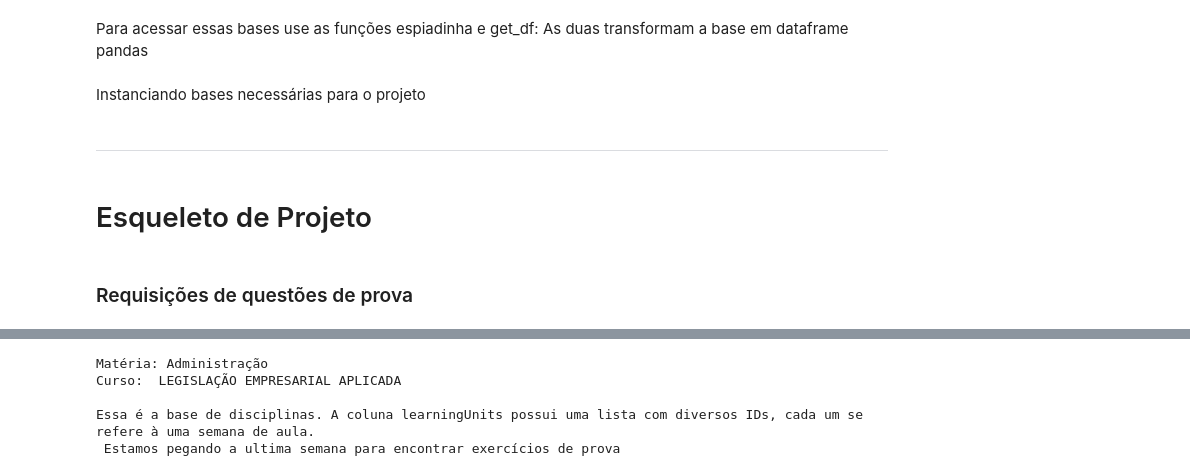
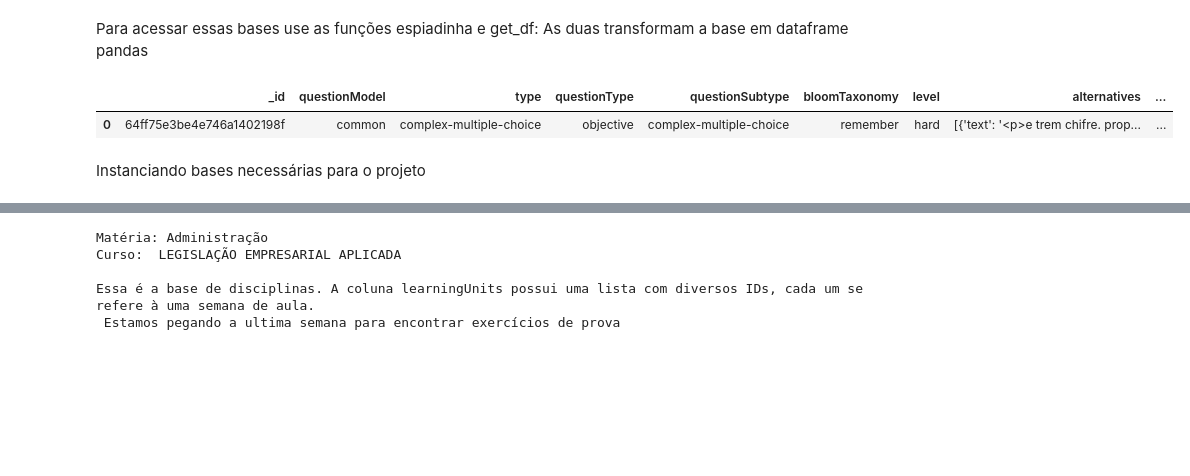
Before and after one commit to Vitalrenan/KickoffAA, a Jupyter notebook: esqueleto.ipynb, the cells around one changed output, grey strips where cells are left out. Saved outputs shown, nothing was run; the diff lists cells and outputs as text; code cells hidden in the pictures; blank space fills up the shorter version.

```diff
--- a/esqueleto.ipynb
+++ b/esqueleto.ipynb
@@ -36,7 +75,10 @@ Primeiro: para ter acesso a todas as collections (Bases) do Mongo
 Para acessar essas bases use as funções espiadinha e get_df:
 As duas transformam a base em dataframe pandas
 # %%
-#espiadinha(df,'disciplines',1)
 #df_disc=get_df(db,'disciplines',['title','learningUnits'])
+espiadinha(db,'questions',1)
+# %% [output]
+|  | _id | questionModel | type | questionType | questionSubtype | bloomTaxonomy | level | alternatives | ... |
+| 0 | 64ff75e3be4e746a1402198f | common | complex-multiple-choice | objective | complex-multiple-choice | remember | hard | [{'text': '<p>e trem chifre. prop... | ... |
 # %% [markdown]
 Instanciando bases necessárias para o projeto
@@ -59,6 +84,0 @@ df_quest=get_df(db,'questions',['_id','type','questionModel','title','descriptio
-# %% [markdown]
-----
-# %% [markdown]
-<h1>Esqueleto de Projeto</h1>
-# %% [markdown]
-<h3>Requisições de questões de prova</h3>
```
Also changed, not shown: parts of 9 cells of this notebook, 7 other files.
